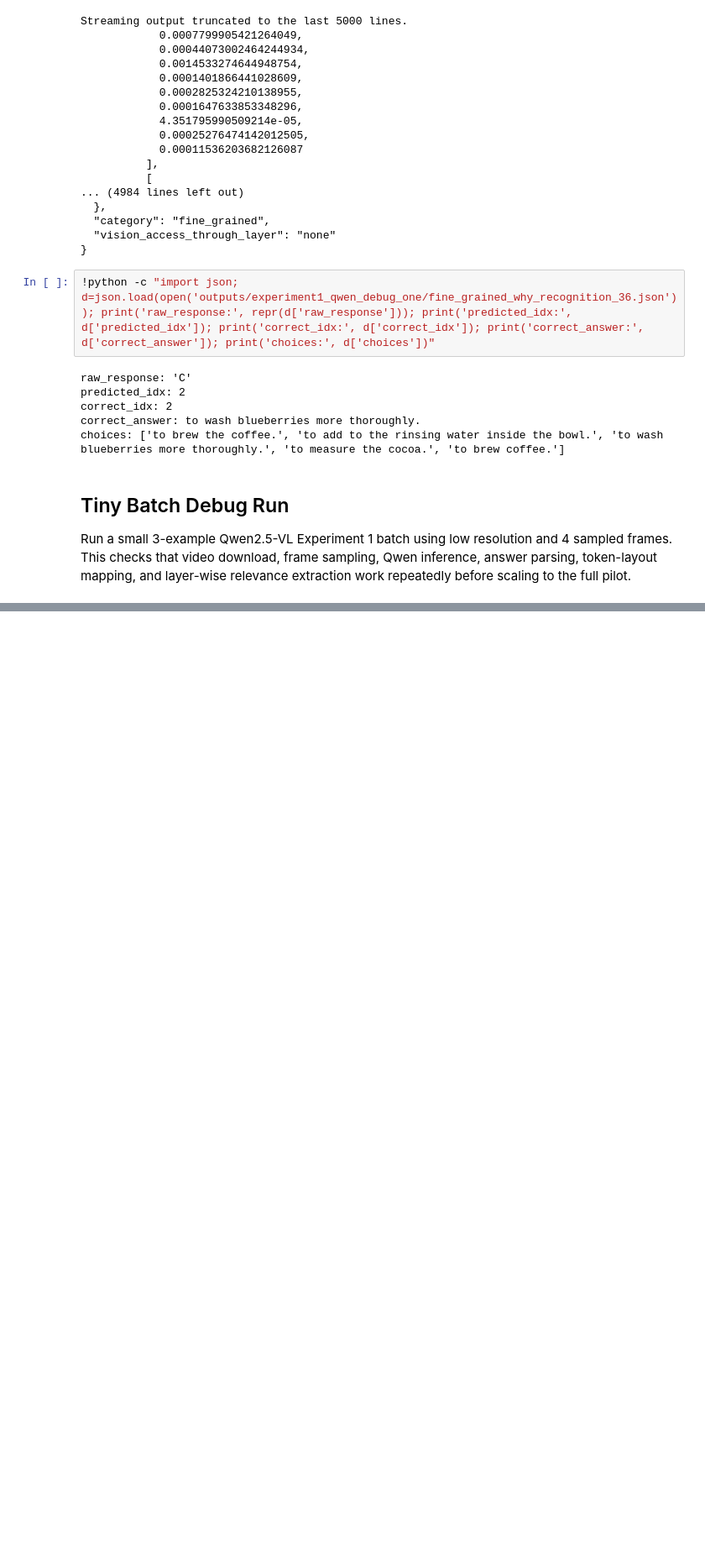
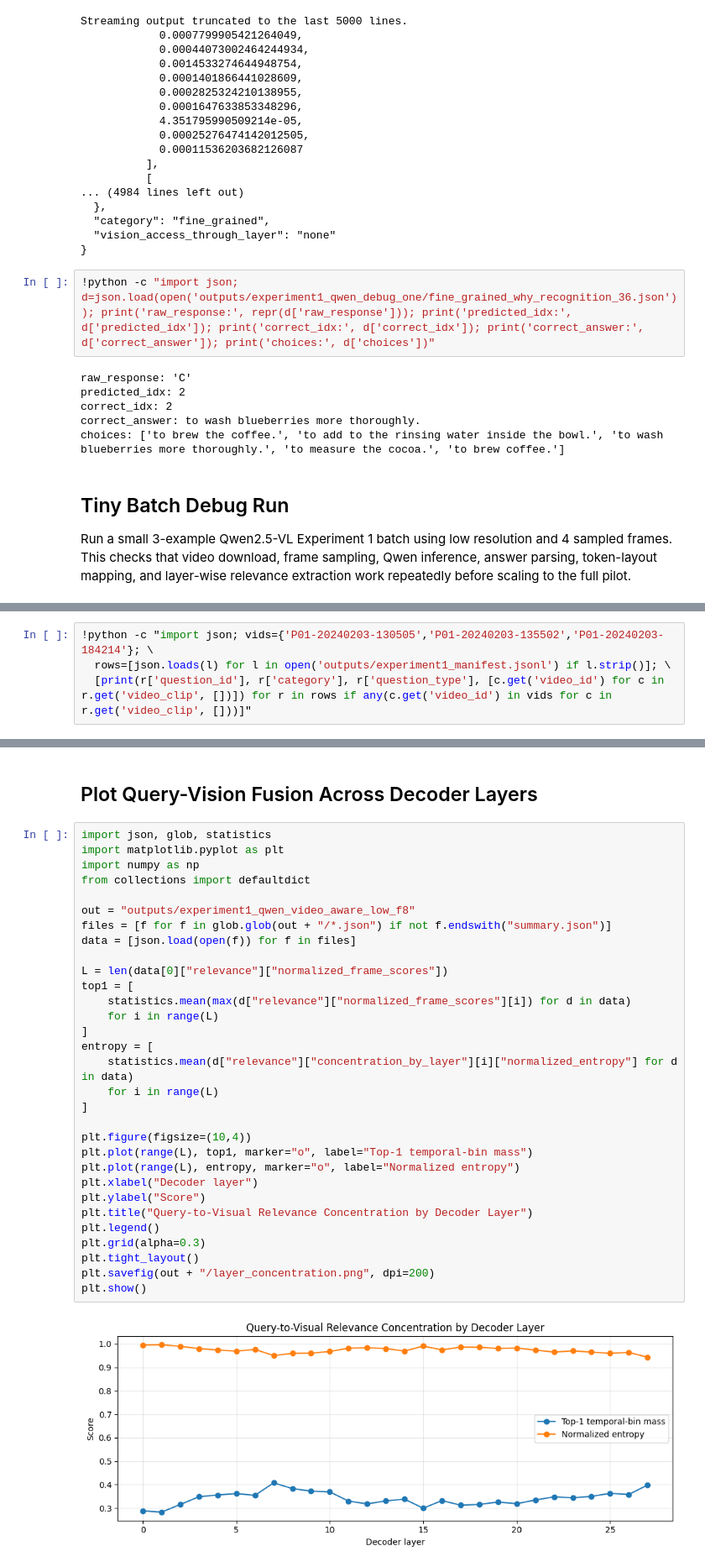
Before and after one commit to archthegit/adaptive-visual-processing, a Jupyter notebook: colab/vqa_experiment1.ipynb, the cells around one changed output, grey strips where cells are left out. Shown at 84% size. Saved outputs shown, nothing was run; the diff lists cells and outputs as text; blank space fills up the shorter version.

```diff
--- a/colab/vqa_experiment1.ipynb
+++ b/colab/vqa_experiment1.ipynb
@@ -209,0 +258,4 @@ Plan JSON: outputs/manifest_video_download_plan.json
+# %%
+!python -c "import json; vids={'P01-20240203-130505','P01-20240203-135502','P01-20240203-184214'}; \
+  rows=[json.loads(l) for l in open('outputs/experiment1_manifest.jsonl') if l.strip()]; \
+  [print(r['question_id'], r['category'], r['question_type'], [c.get('video_id') for c in r.get('video_clip', [])]) for r in rows if any(c.get('video_id') in vids for c in r.get('video_clip', []))]"
@@ -209,0 +556,35 @@ Plan JSON: outputs/manifest_video_download_plan.json
+# %% [markdown]
+## Plot Query-Vision Fusion Across Decoder Layers
+# %%
+import json, glob, statistics
+import matplotlib.pyplot as plt
+import numpy as np
+from collections import defaultdict
+
+out = "outputs/experiment1_qwen_video_aware_low_f8"
+files = [f for f in glob.glob(out + "/*.json") if not f.endswith("summary.json")]
+data = [json.load(open(f)) for f in files]
+
+L = len(data[0]["relevance"]["normalized_frame_scores"])
+top1 = [
+    statistics.mean(max(d["relevance"]["normalized_frame_scores"][i]) for d in data)
+    for i in range(L)
+]
+entropy = [
+    statistics.mean(d["relevance"]["concentration_by_layer"][i]["normalized_entropy"] for d in data)
+    for i in range(L)
+]
+
+plt.figure(figsize=(10,4))
+plt.plot(range(L), top1, marker="o", label="Top-1 temporal-bin mass")
+plt.plot(range(L), entropy, marker="o", label="Normalized entropy")
+plt.xlabel("Decoder layer")
+plt.ylabel("Score")
+plt.title("Query-to-Visual Relevance Concentration by Decoder Layer")
+plt.legend()
+plt.grid(alpha=0.3)
+plt.tight_layout()
+plt.savefig(out + "/layer_concentration.png", dpi=200)
+plt.show()
+# %% [output]
+[figure, added]
```
Also changed, not shown: parts of 29 cells of this notebook.
